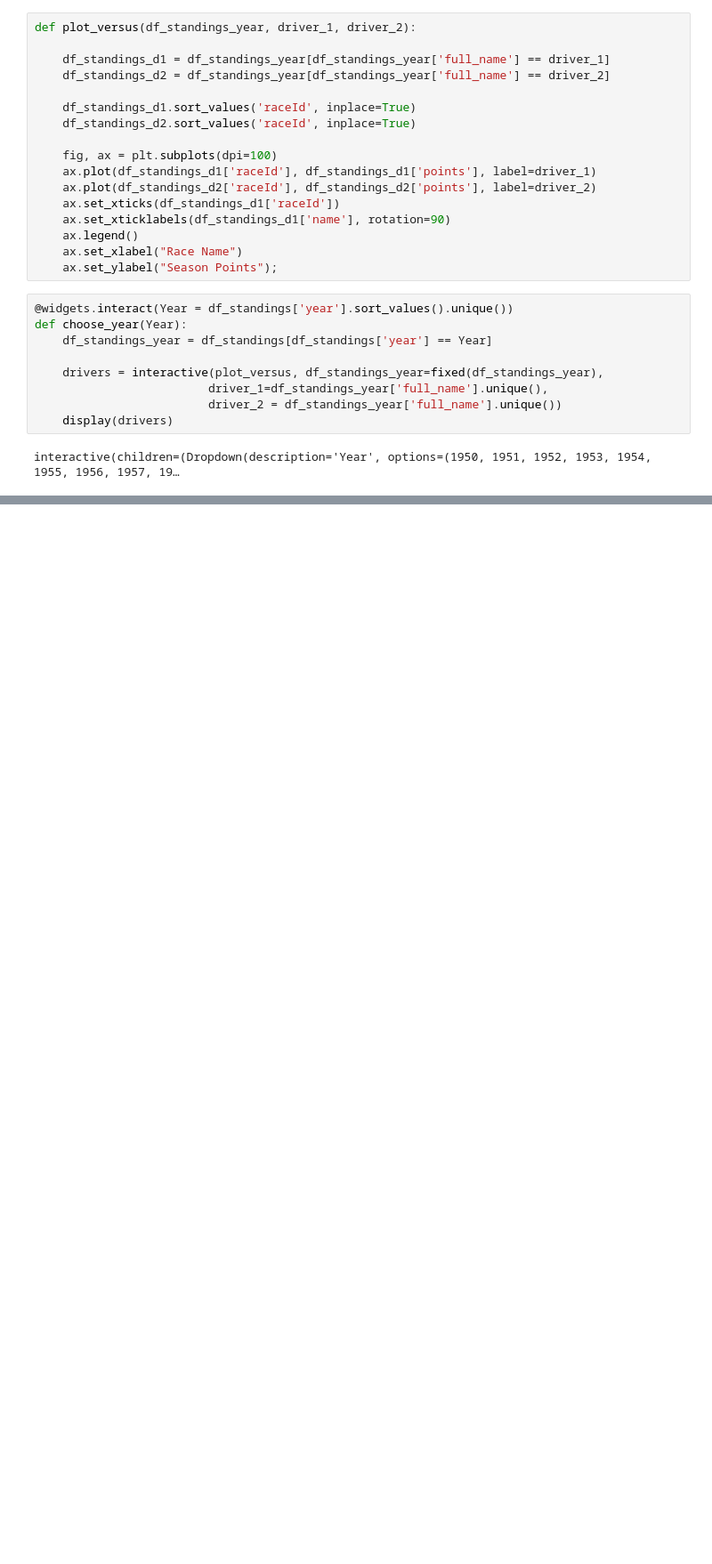
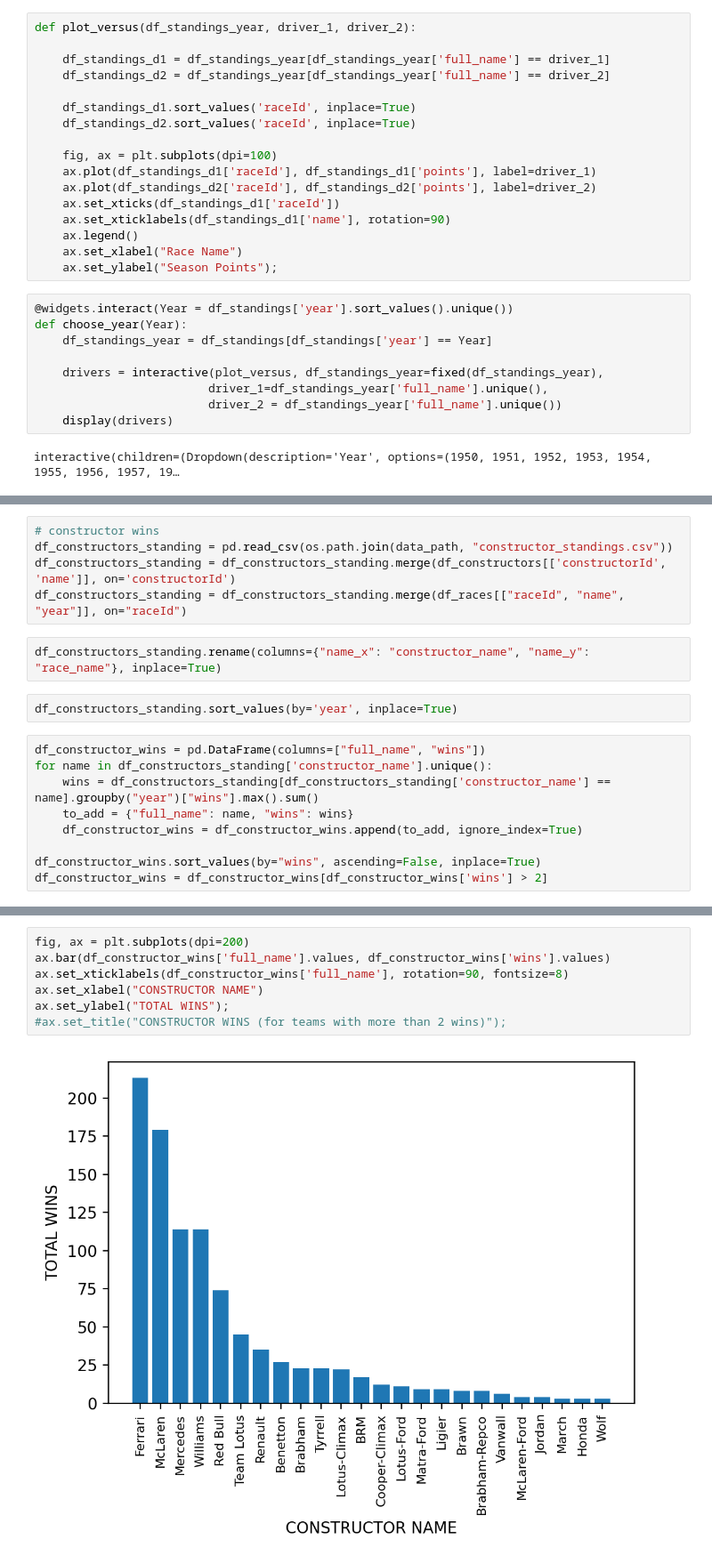
Before and after one commit to sreenithibalasu/f1-dashboard, a Jupyter notebook: voila_dashboard_prototype.ipynb, the cells around one changed output, grey strips where cells are left out. Shown: that part at 89% size. Cells and saved outputs as stored; diff of their text form; blank space fills up the shorter version.

```diff
--- a/voila_dashboard_prototype.ipynb
+++ b/voila_dashboard_prototype.ipynb
@@ -286,0 +350,18 @@ interactive(children=(Dropdown(description='year_1', options=(1994, 1995, 1996,
+# %%
+# constructor wins
+df_constructors_standing = pd.read_csv(os.path.join(data_path, "constructor_standings.csv"))
+df_constructors_standing = df_constructors_standing.merge(df_constructors[['constructorId', 'name']], on='constructorId')
+df_constructors_standing = df_constructors_standing.merge(df_races[["raceId", "name", "year"]], on="raceId")
+# %%
+df_constructors_standing.rename(columns={"name_x": "constructor_name", "name_y": "race_name"}, inplace=True)
+# %%
+df_constructors_standing.sort_values(by='year', inplace=True)
+# %%
+df_constructor_wins = pd.DataFrame(columns=["full_name", "wins"])
+for name in df_constructors_standing['constructor_name'].unique():
+    wins = df_constructors_standing[df_constructors_standing['constructor_name'] == name].groupby("year")["wins"].max().sum()
+    to_add = {"full_name": name, "wins": wins}
+    df_constructor_wins = df_constructor_wins.append(to_add, ignore_index=True)
+
+df_constructor_wins.sort_values(by="wins", ascending=False, inplace=True)
+df_constructor_wins = df_constructor_wins[df_constructor_wins['wins'] > 2]
@@ -286,0 +376,9 @@ interactive(children=(Dropdown(description='year_1', options=(1994, 1995, 1996,
+# %%
+fig, ax = plt.subplots(dpi=200)
+ax.bar(df_constructor_wins['full_name'].values, df_constructor_wins['wins'].values)
+ax.set_xticklabels(df_constructor_wins['full_name'], rotation=90, fontsize=8)
+ax.set_xlabel("CONSTRUCTOR NAME")
+ax.set_ylabel("TOTAL WINS");
+#ax.set_title("CONSTRUCTOR WINS (for teams with more than 2 wins)");
+# %% [output]
+[figure, added]
```
Also changed, not shown: parts of 53 cells of this notebook.
